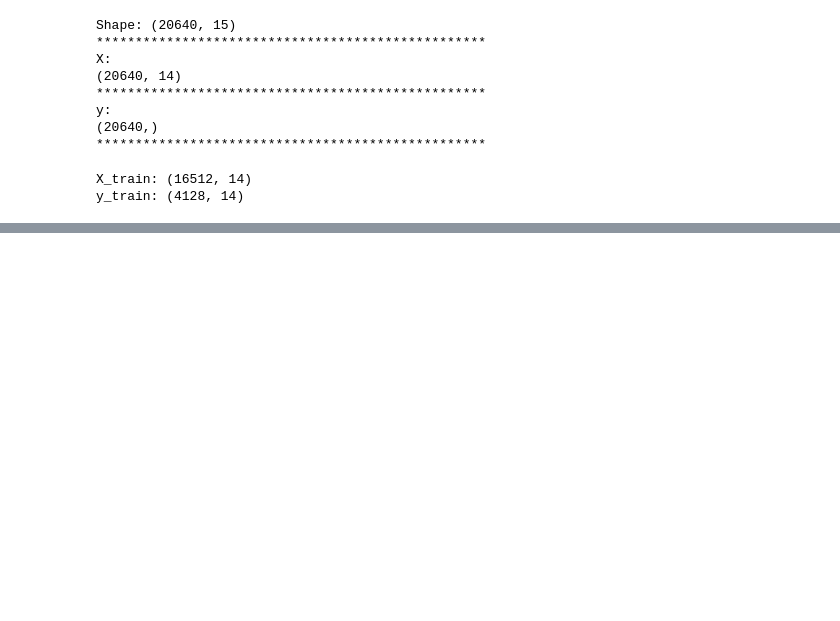
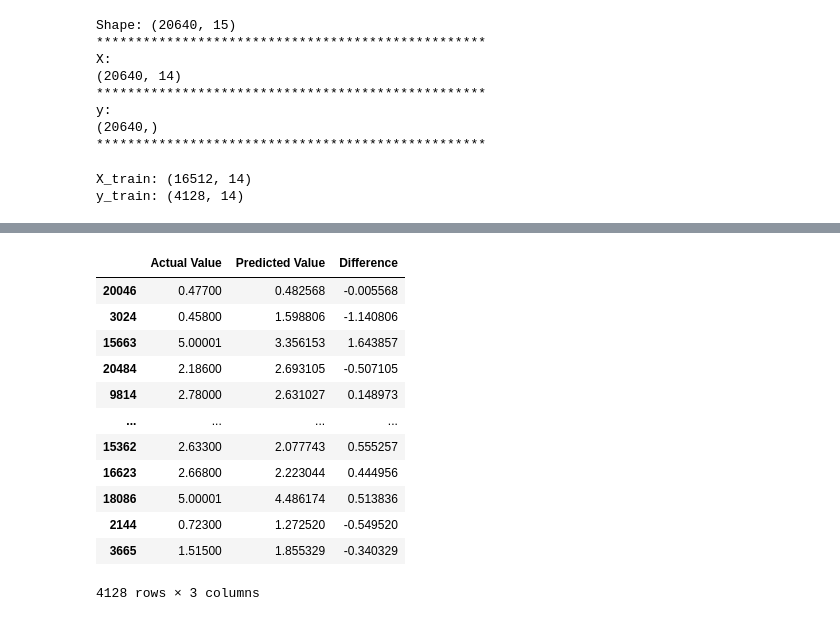
Before and after one commit to MudaserShah/Machine-learning-Projects, a Jupyter notebook: house-price-ml/notebook.ipynb, the cells around one changed output, grey strips where cells are left out. Cells and saved outputs as stored; diff of their text form; code cells hidden in the pictures; blank space fills up the shorter version.

```diff
--- a/house-price-ml/notebook.ipynb
+++ b/house-price-ml/notebook.ipynb
@@ -1157,0 +1088,17 @@ print(results.head(20))
+# %%
+pred_df=pd.DataFrame({'Actual Value':y_test,'Predicted Value':y_pred,'Difference':y_test-y_pred})
+pred_df
+# %% [output]
+|  | Actual Value | Predicted Value | Difference |
+| 20046 | 0.47700 | 0.482568 | -0.005568 |
+| 3024 | 0.45800 | 1.598806 | -1.140806 |
+| 15663 | 5.00001 | 3.356153 | 1.643857 |
+| 20484 | 2.18600 | 2.693105 | -0.507105 |
+| 9814 | 2.78000 | 2.631027 | 0.148973 |
+| ... | ... | ... | ... |
+| 15362 | 2.63300 | 2.077743 | 0.555257 |
+| 16623 | 2.66800 | 2.223044 | 0.444956 |
+| 18086 | 5.00001 | 4.486174 | 0.513836 |
+| 2144 | 0.72300 | 1.272520 | -0.549520 |
+| 3665 | 1.51500 | 1.855329 | -0.340329 |
+4128 rows × 3 columns
```
Also changed, not shown: parts of 37 cells of this notebook.
